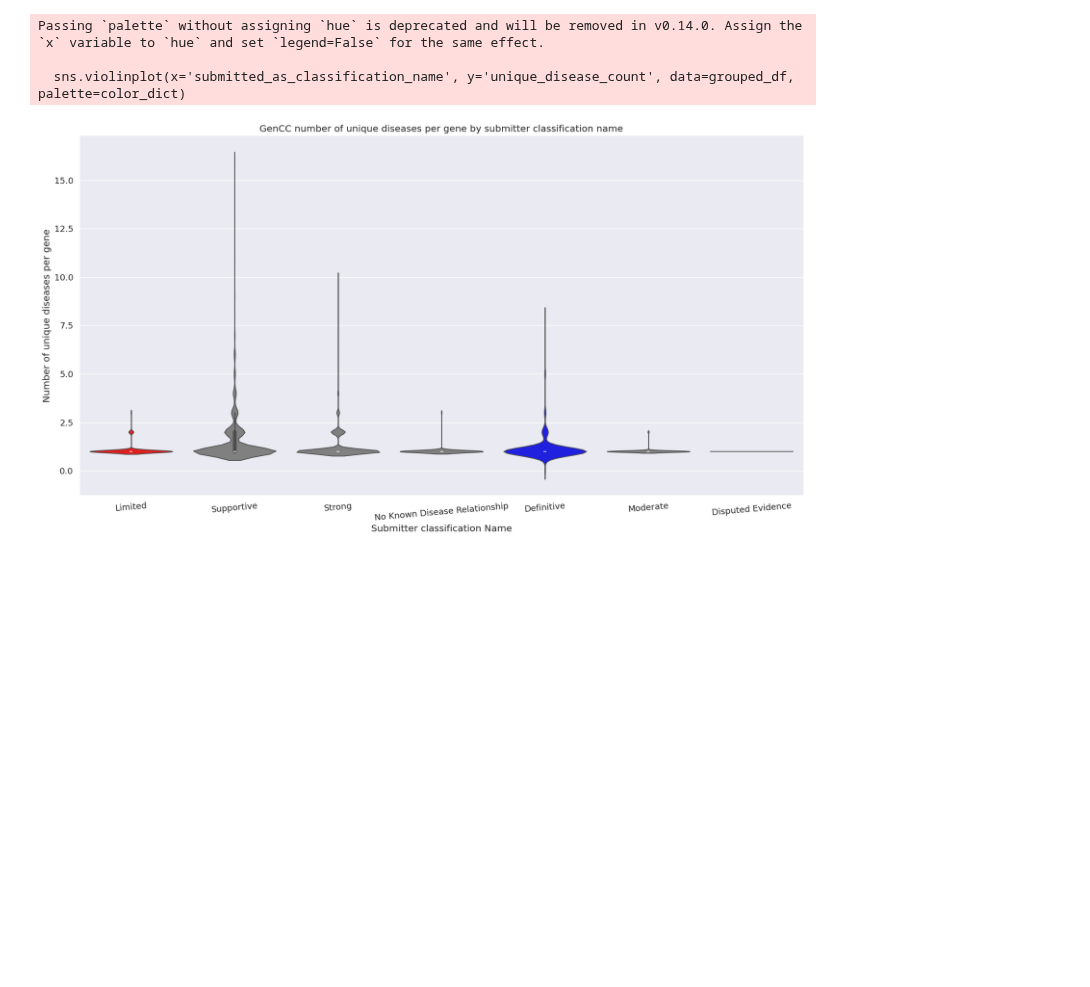
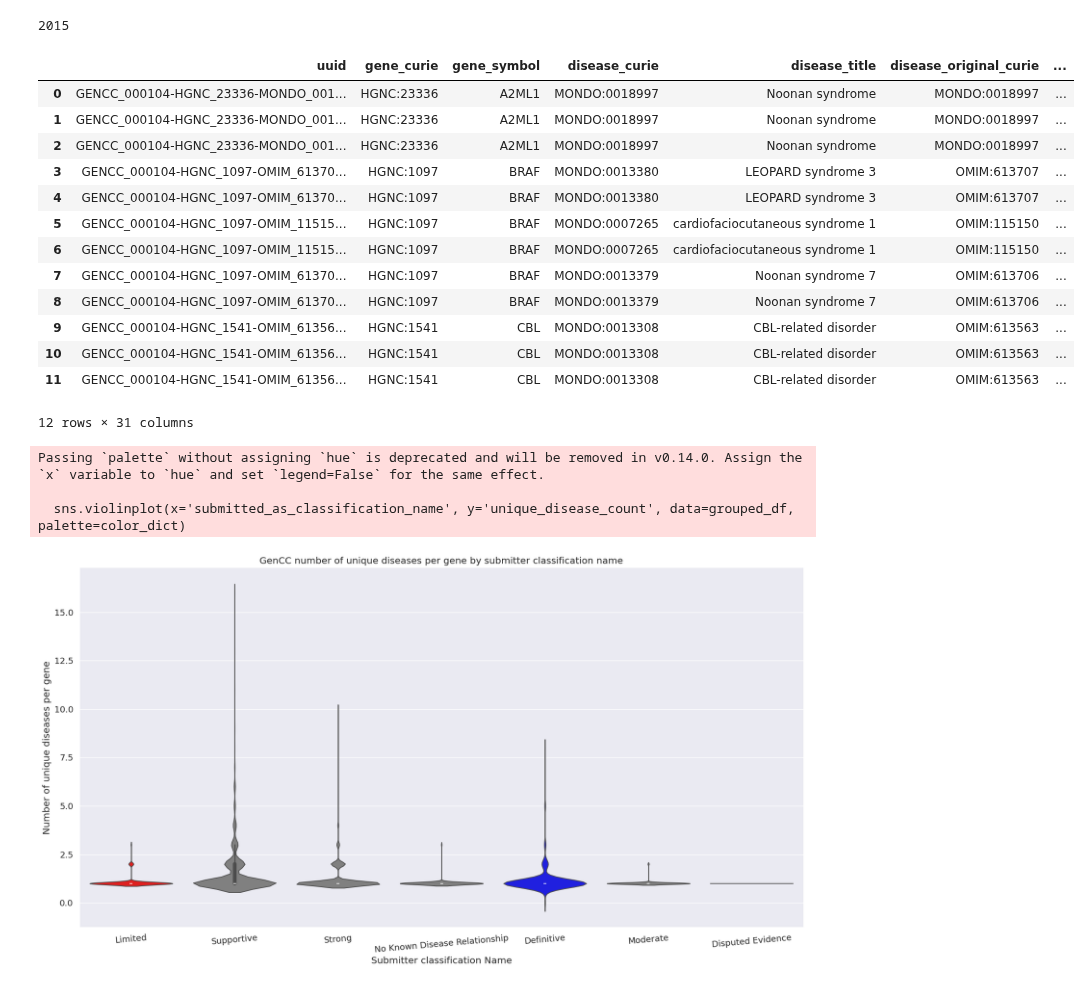
Before and after one commit to microsoft/healthfutures-evagg, a Jupyter notebook: sandbox/ash/gencc_truth_set.ipynb, the cells around one changed output. Saved outputs shown, nothing was run; the diff lists cells and outputs as text; code cells hidden in the pictures; blank space fills up the shorter version.

```diff
--- a/sandbox/ash/gencc_truth_set.ipynb
+++ b/sandbox/ash/gencc_truth_set.ipynb
@@ -33,3 +51,42 @@ gencc_s['submitted_as_classification_name'] = gencc_s['submitted_as_classificati
+# %%
+def get_pub_year(pmid):
+    Entrez.email = "ashleyconard@microsoft.com"  # Always tell NCBI who you are
+    handle = Entrez.efetch(db="pubmed", id=pmid, retmode="xml", rettype="abstract")
+    records = Entrez.read(handle)
+    if records:
+        year = records['PubmedArticle'][0]['PubmedData']['History'][-1]['Year']
+        return year
+    else:
+        return "No records found for this PMID"
+
+pmid = "24939586"
+print(get_pub_year(pmid))
+
+# Example records['PubmedArticle'][0]['PubmedData']['History']
+
+#history_pubmed = [DictElement({'Year': '2016', 'Month': '6', 'Day': '17'}, attributes={'PubStatus': 'received'}), DictElement({'Year': '2017', 'Month': '1', 'Day': '16'}, attributes={'PubStatus': 'accepted'}), DictElement({'Year': '2017', 'Month': '1', 'Day': '21', 'Hour': '6', 'Minute': '0'}, attributes={'PubStatus': 'pubmed'}), DictElement({'Year': '2017', 'Month': '7', 'Day': '1', 'Hour': '6', 'Minute': '0'}, attributes={'PubStatus': 'medline'}), DictElement({'Year': '2017', 'Month': '1', 'Day': '21', 'Hour': '6', 'Minute': '0'}, attributes={'PubStatus': 'entrez'})]
+# %% [output]
+2015
+# %%
+# Apply the get_pub_year function to every row value in the 'submitted_as_pmids' column
+test_gencc['pub_year'] = test_gencc['submitted_as_pmids'].apply(get_pub_year)
+# %%
+test_gencc
+# %% [output]
+|  | uuid | gene_curie | gene_symbol | disease_curie | disease_title | disease_original_curie | ... |
+| 0 | GENCC_000104-HGNC_23336-MONDO_001... | HGNC:23336 | A2ML1 | MONDO:0018997 | Noonan syndrome | MONDO:0018997 | ... |
+| 1 | GENCC_000104-HGNC_23336-MONDO_001... | HGNC:23336 | A2ML1 | MONDO:0018997 | Noonan syndrome | MONDO:0018997 | ... |
+| 2 | GENCC_000104-HGNC_23336-MONDO_001... | HGNC:23336 | A2ML1 | MONDO:0018997 | Noonan syndrome | MONDO:0018997 | ... |
+| 3 | GENCC_000104-HGNC_1097-OMIM_61370... | HGNC:1097 | BRAF | MONDO:0013380 | LEOPARD syndrome 3 | OMIM:613707 | ... |
+| 4 | GENCC_000104-HGNC_1097-OMIM_61370... | HGNC:1097 | BRAF | MONDO:0013380 | LEOPARD syndrome 3 | OMIM:613707 | ... |
+| 5 | GENCC_000104-HGNC_1097-OMIM_11515... | HGNC:1097 | BRAF | MONDO:0007265 | cardiofaciocutaneous syndrome 1 | OMIM:115150 | ... |
+| 6 | GENCC_000104-HGNC_1097-OMIM_11515... | HGNC:1097 | BRAF | MONDO:0007265 | cardiofaciocutaneous syndrome 1 | OMIM:115150 | ... |
+| 7 | GENCC_000104-HGNC_1097-OMIM_61370... | HGNC:1097 | BRAF | MONDO:0013379 | Noonan syndrome 7 | OMIM:613706 | ... |
+| 8 | GENCC_000104-HGNC_1097-OMIM_61370... | HGNC:1097 | BRAF | MONDO:0013379 | Noonan syndrome 7 | OMIM:613706 | ... |
+| 9 | GENCC_000104-HGNC_1541-OMIM_61356... | HGNC:1541 | CBL | MONDO:0013308 | CBL-related disorder | OMIM:613563 | ... |
+| 10 | GENCC_000104-HGNC_1541-OMIM_61356... | HGNC:1541 | CBL | MONDO:0013308 | CBL-related disorder | OMIM:613563 | ... |
+| 11 | GENCC_000104-HGNC_1541-OMIM_61356... | HGNC:1541 | CBL | MONDO:0013308 | CBL-related disorder | OMIM:613563 | ... |
+12 rows × 31 columns
 # %%
 def create_palette(data, colors):
     unique_categories = data['submitted_as_classification_name'].unique()
```
Also changed, not shown: parts of 10 cells of this notebook.
